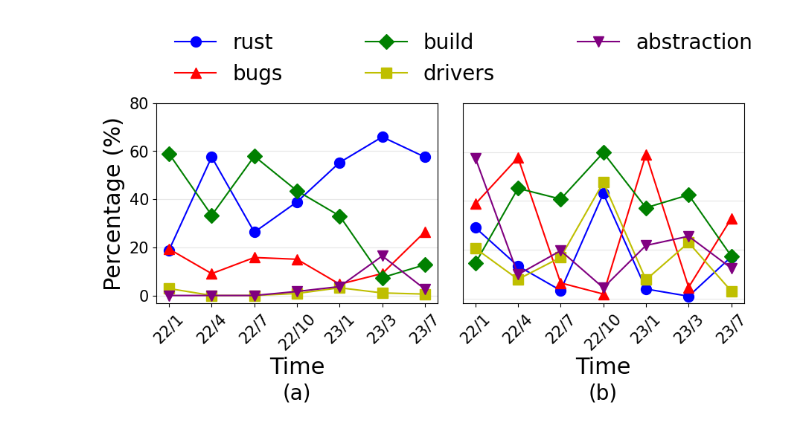
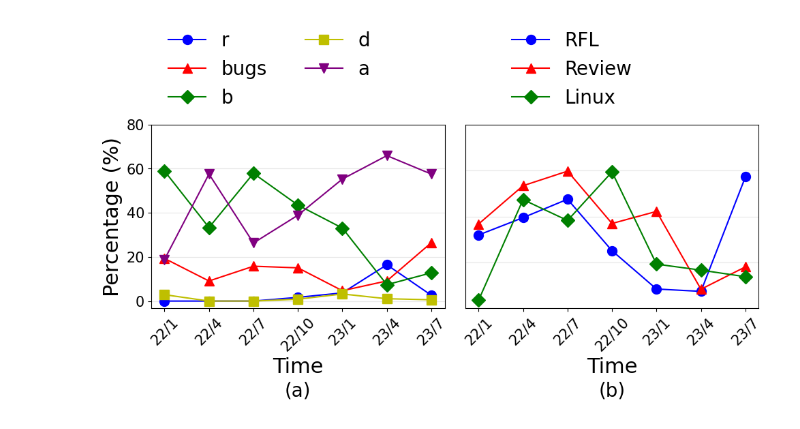
Before and after one commit to Richardhongyu/rfl_empirical_tools, a Jupyter notebook: figures_ppt/figure4.ipynb, the cells around one changed output. Cells and saved outputs as stored; diff of their text form; code cells hidden in the pictures.

```diff
--- a/figures_ppt/figure4.ipynb
+++ b/figures_ppt/figure4.ipynb
@@ -7,58 +7,62 @@ label_font_conf = {
     # "weight": "bold",
     "size": "22"
 }
-labels = ['rust', 'bugs', 'build', 'drivers', 'abstraction']
+# labels = ['rust', 'bugs', 'build', 'drivers', 'abstraction']
+labels_1 = ['r', 'bugs', 'b', 'd', 'a']
+labels_2 = ['RFL', 'Review', 'Linux']
 # 日期数据
-dates = ['23/7', '23/3', '23/1', '22/10', '22/7', '22/4', '22/1']
+dates = ['23/7', '23/4', '23/1', '22/10', '22/7', '22/4', '22/1']
 dates.reverse()
 # 对应的百分比数据
 percentages = np.array([
-    [57.55814, 65.92357, 55.30864, 38.91213, 26.31579, 57.57576, 18.84058],
+    [2.61628, 16.45435, 3.7037, 1.67364, 0, 0, 0],
     [26.45349, 9.12951, 4.69136, 15.06276, 15.78947, 9.09091, 19.32367],
     [12.7907,7.431,33.08642,43.51464,57.89474,33.33333,58.9372],
     [0.5814, 1.06157, 3.20988, 0.83682, 0, 0, 2.89855],
-    [2.61628, 16.45435, 3.7037, 1.67364, 0, 0, 0],
+    [57.55814, 65.92357, 55.30864, 38.91213, 26.31579, 57.57576, 18.84058],
 ])
 
 current_time = int(time.time())
 np.random.seed(current_time)
-process = np.random.rand(5, 7) * 60
+process = np.random.rand(3, 7) * 60
 # 创建画布和子图
-fig, axs = plt.subplots(1, 2, figsize=(9,5),dpi=100)
+fig, axs = plt.subplots(1, 2, figsize=(10,5),dpi=100)
 
 # 绘制折线图
 markers = ['o', '^', 'D', 's', 'v']
 colors = ['b', 'r', 'g', 'y', 'purple']
 for i, per in enumerate(percentages):
     per = per[::-1]
-    axs[0].plot(dates, per, marker=markers[i], linestyle='-', color=colors[i], linewidth=1.5, label=labels[i], markersize=10)
+    axs[0].plot(dates, per, marker=markers[i], linestyle='-', color=colors[i], linewidth=1.5, label=labels_1[i], markersize=10)
 
 for i, pro in enumerate(process):
-    axs[1].plot(dates, pro, marker=markers[i], linestyle='-', color=colors[i], linewidth=1.5, label=labels[i], markersize=10)
+    axs[1].plot(dates, pro, marker=markers[i], linestyle='-', color=colors[i], linewidth=1.5, label=labels_2[i], markersize=10)
 
 # 设置横轴和纵轴标签
 yticks = np.arange(0,100,20)
 axs[0].set_xlabel('Time', **label_font_conf)
 axs[0].set_ylabel('Percentage (%)', **label_font_conf)
 axs[0].set_yticks(yticks)
 axs[0].text(0.5, -0.5, '(a)', transform=axs[0].transAxes, fontsize=20, va='bottom', ha='center')
 axs[1].set_xlabel('Time', **label_font_conf)
+# axs[1].set_ylabel('The Merged Process of RFL (%)', **label_font_conf)
 axs[1].set_yticks(yticks)
 axs[1].text(0.5, -0.5, '(b)', transform=axs[1].transAxes, fontsize=20, va='bottom', ha='center')
 
 axs[0].grid(axis='y', alpha=0.3)
 axs[1].grid(axis='y', alpha=0.3)
 
 axs[0].tick_params(labelsize=15)
 axs[0].tick_params(axis='x', rotation=45)
 axs[1].tick_params(labelsize=15)
 axs[1].tick_params(axis='x', rotation=45)
 axs[1].tick_params(axis='y', labelleft=False, left=False)
 
 # 显示图形
 plt.tight_layout()
-axs[0].legend(loc='lower left', ncol=3, bbox_to_anchor=(0, 1), frameon=False, columnspacing=4,fontsize=20)
+axs[0].legend(loc='lower left', ncol=2, bbox_to_anchor=(0, 1), frameon=False, columnspacing=2, fontsize=20)
+axs[1].legend(loc='lower left', ncol=1, bbox_to_anchor=(0.1, 1), frameon=False, columnspacing=2, fontsize=20)
 # plt.show()
 plt.savefig('./figure4.pdf', bbox_inches="tight")
 # %% [output]
-[figure, old version]
+[figure, new version]
```
Also changed, not shown: 9 other files.
